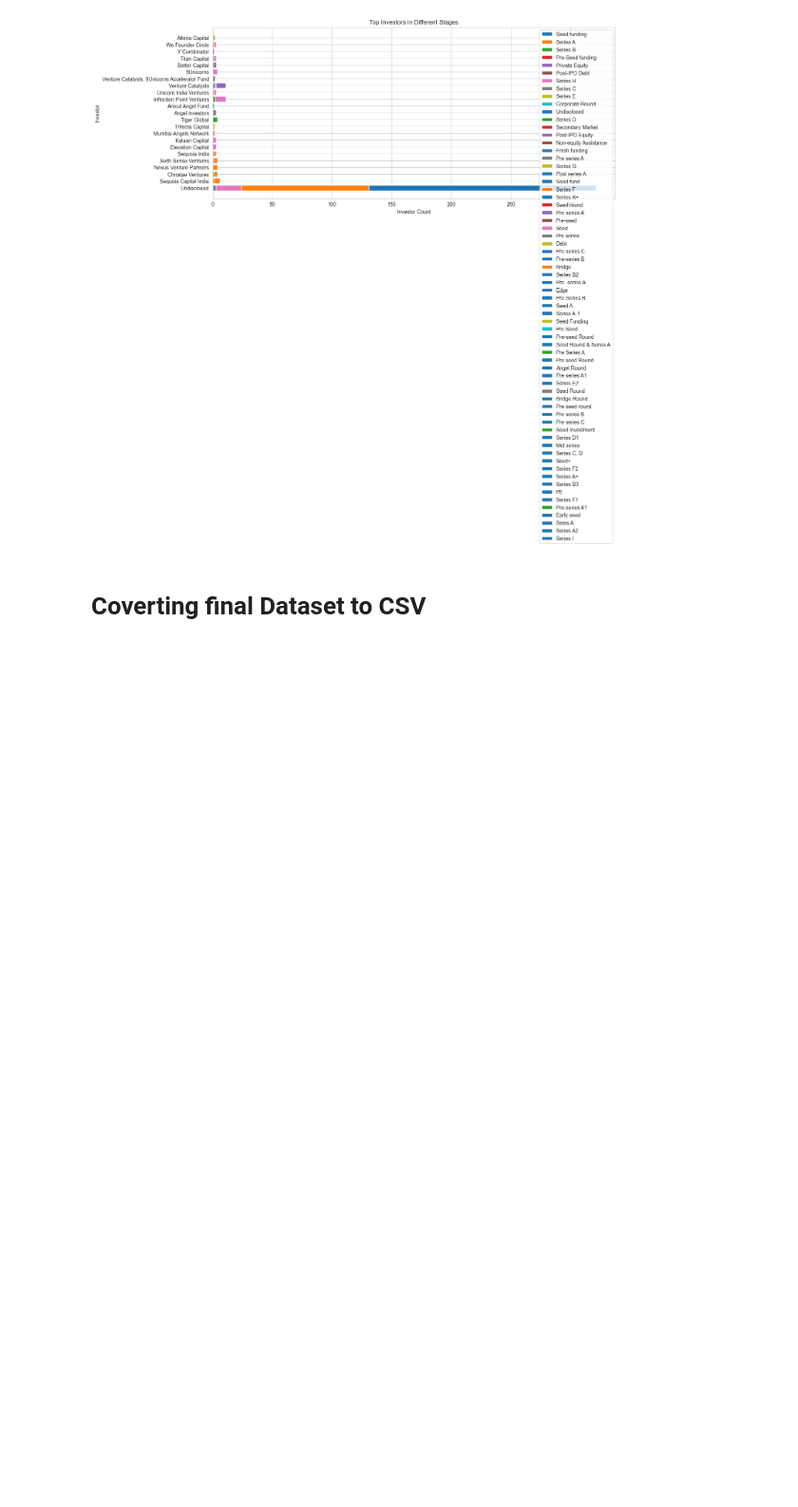
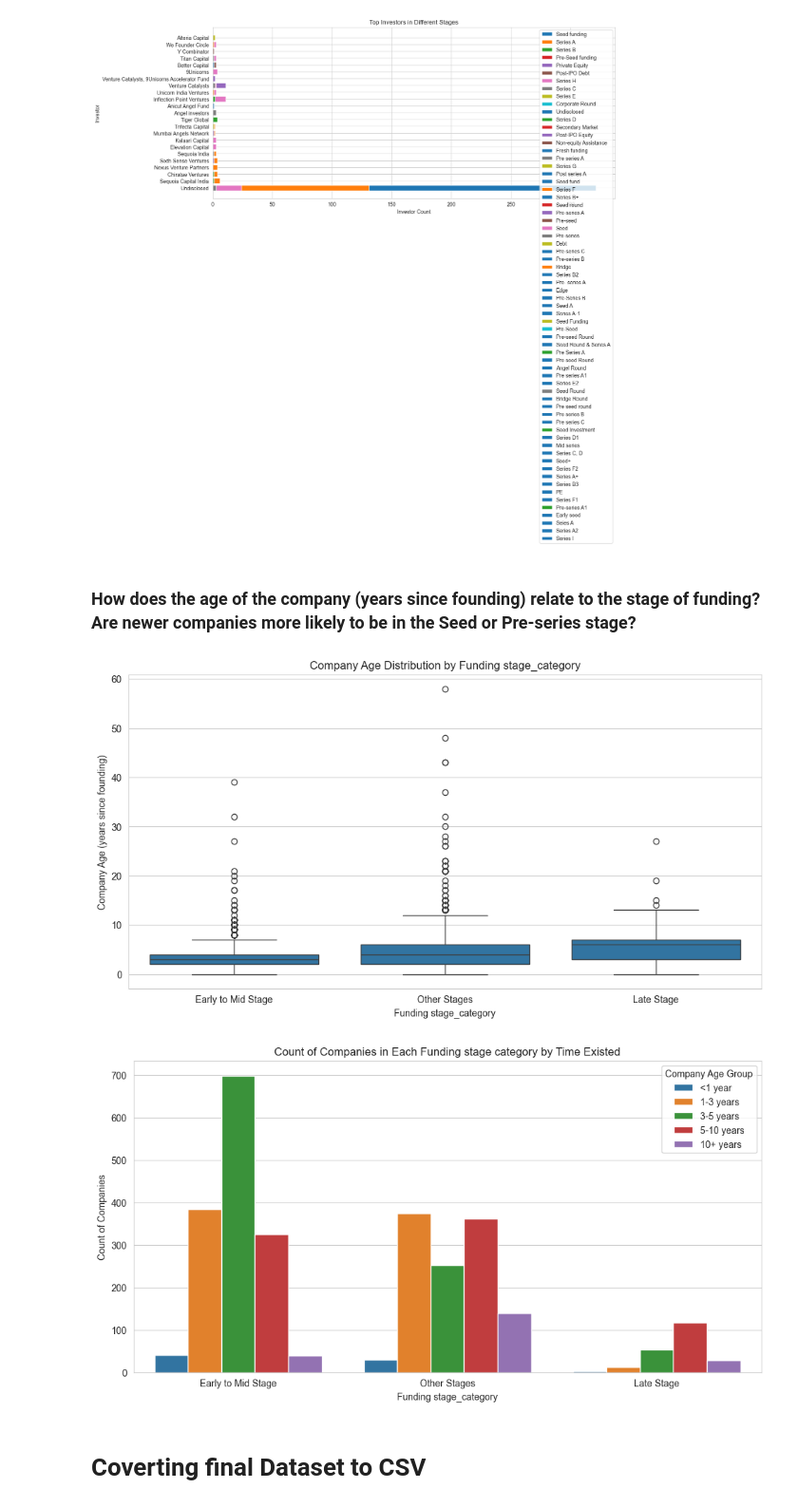
Before and after one commit to Zorbes/Indian-Startups-Analysis, a Jupyter notebook: Notebooks/main.ipynb, the cells around one changed output. Shown at 95% size. Drawn from its saved outputs; the diff is of its cells as text; code cells hidden in the pictures; blank space fills up the shorter version.

```diff
--- a/Notebooks/main.ipynb
+++ b/Notebooks/main.ipynb
@@ -2732,6 +2732,37 @@ plt.show()
 # %% [output]
 [figure]
 [figure]
+# %% [markdown]
+### How does the age of the company (years since founding) relate to the stage of funding? Are newer companies more likely to be in the Seed or Pre-series stage?
+# %%
+# Calculate the age of the companies
+current_year = 2021
+df['Company_Age'] = current_year - df['founded']
+
+# Box Plot
+plt.figure(figsize=(12, 6))
+sns.boxplot(x='stage_category', y='Company_Age', data=df)
+plt.title('Company Age Distribution by Funding stage_category')
+plt.xlabel('Funding stage_category')
+plt.ylabel('Company Age (years since founding)')
+plt.show()
+
+# Categorize company age into bins
+bins = [0, 1, 3, 5, 10, np.inf]
+labels = ['<1 year', '1-3 years', '3-5 years', '5-10 years', '10+ years']
+df['time_existed'] = pd.cut(df['Company_Age'], bins=bins, labels=labels, right=False)
+
+# Count Plot
+plt.figure(figsize=(12, 6))
+sns.countplot(x='stage_category', hue='time_existed', data=df)
+plt.title('Count of Companies in Each Funding stage category by Time Existed')
+plt.xlabel('Funding stage_category')
+plt.ylabel('Count of Companies')
+plt.legend(title='Company Age Group')
+plt.show()
+# %% [output]
+[figure, added]
+[figure, added]
 # %% [markdown]
 # Coverting final Dataset to CSV
 # %%
```
